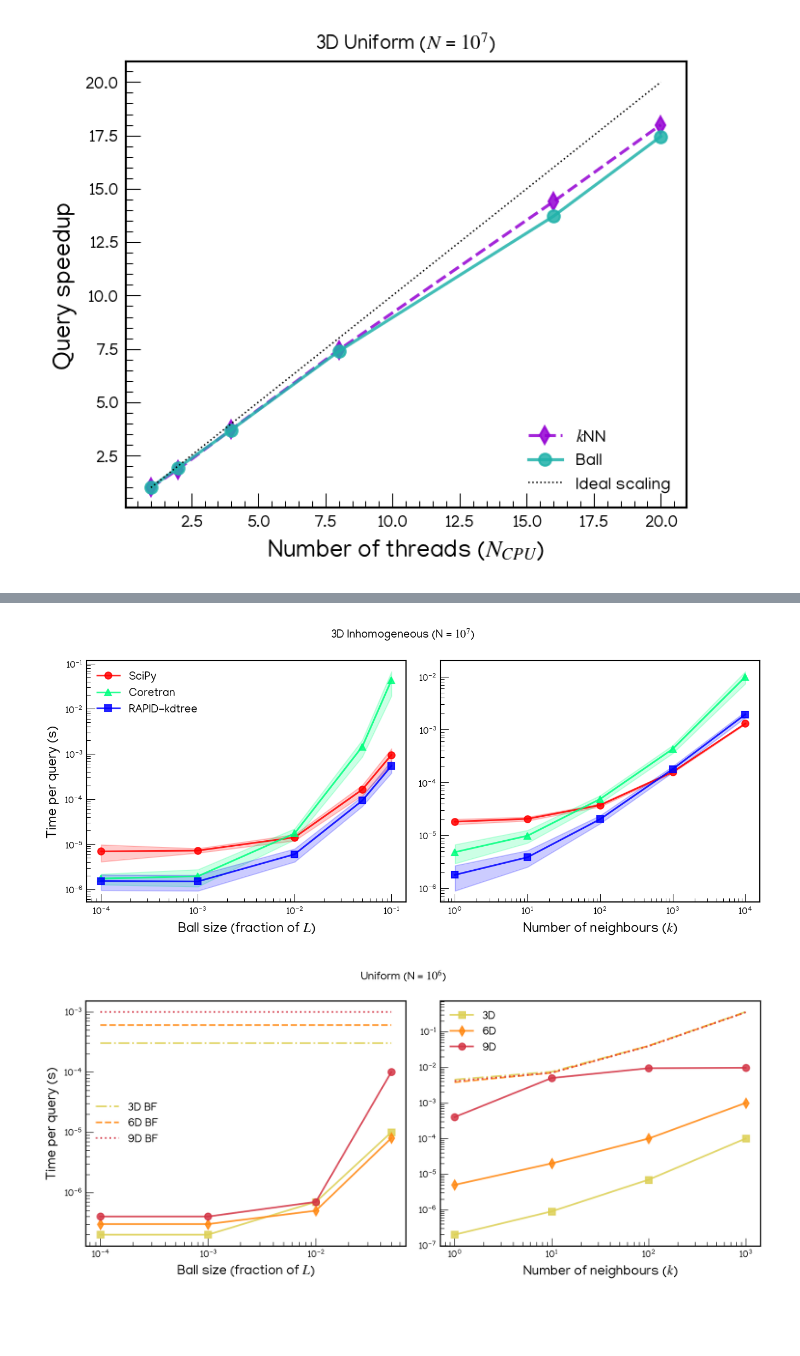
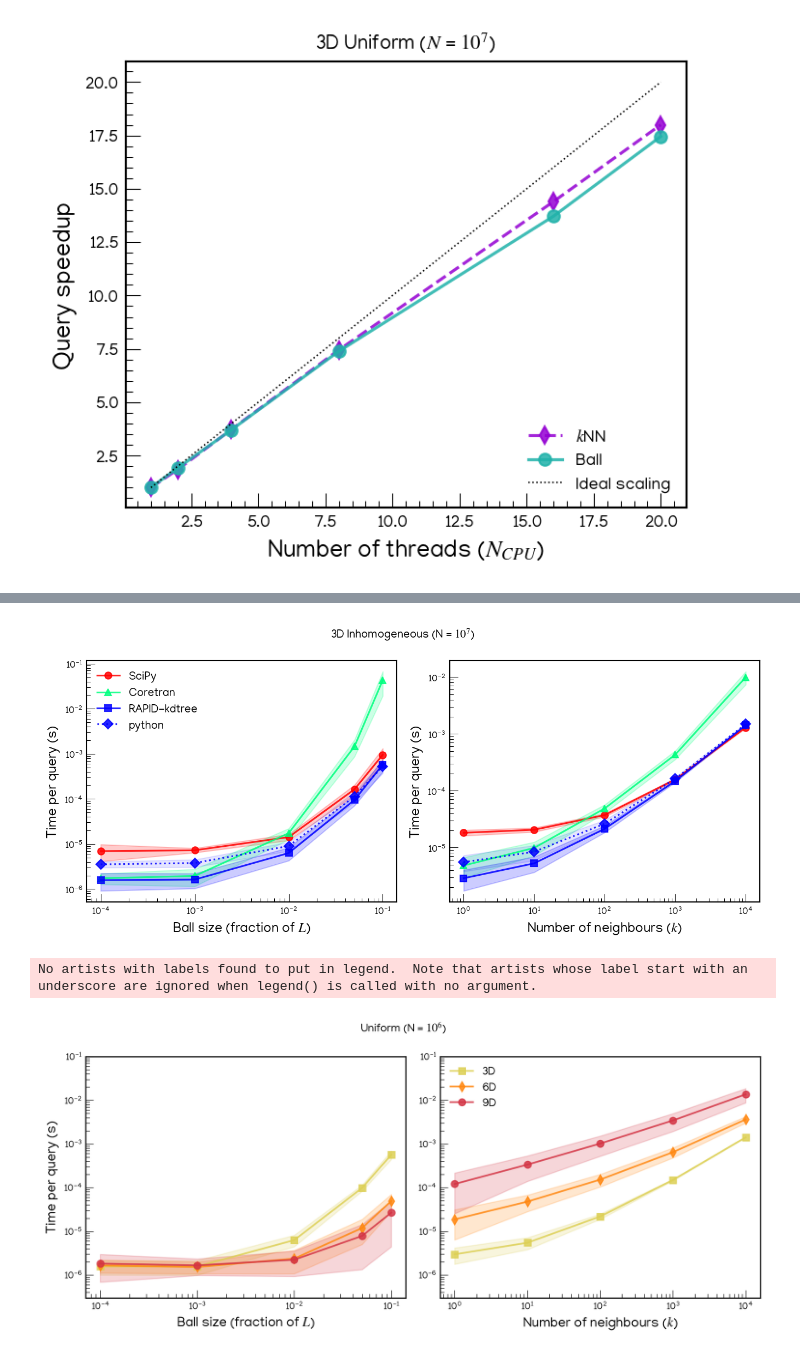
Before and after one commit to oscarmonllor99/cosmokdtree, a Jupyter notebook: benchmark/benchmark.ipynb, the cells around one changed output, grey strips where cells are left out. Saved outputs shown, nothing was run; the diff lists cells and outputs as text; code cells hidden in the pictures; blank space fills up the shorter version.

```diff
--- a/benchmark/benchmark.ipynb
+++ b/benchmark/benchmark.ipynb
@@ -668,22 +729,28 @@ ball = [0.01,0.1,1,5,10]
 data_scipy_knn = np.loadtxt('inhomo_scipy_knn_times.txt', skiprows=1)
 data_gcc_knn = np.loadtxt('inhomo_cosmokdtree_knn_times.txt', skiprows=1)
 data_coretran_knn = np.loadtxt('inhomo_coretran_knn_times.txt', skiprows=1)
+data_pybindings_knn = np.loadtxt('inhomo_pybindings_knn_times.txt', skiprows=1)
 t_k_scipy = data_scipy_knn[:, 1]
 std_k_scipy = data_scipy_knn[:, 2]
 t_k_gcc = data_gcc_knn[:, 1]
 std_k_gcc = data_gcc_knn[:, 2]
 t_k_coretran = data_coretran_knn[:, 1]
 std_k_coretran = data_coretran_knn[:, 2]
+t_k_pybindings = data_pybindings_knn[:, 1]
+std_k_pybindings = data_pybindings_knn[:, 2]
 
 data_scipy_ball = np.loadtxt('inhomo_scipy_ball_times.txt', skiprows=1)
 data_gcc_ball = np.loadtxt('inhomo_cosmokdtree_ball_times.txt', skiprows=1)
 data_coretran_ball = np.loadtxt('inhomo_coretran_ball_times.txt', skiprows=1)
+data_pybindings_ball = np.loadtxt('inhomo_pybindings_ball_times.txt', skiprows=1)
 t_ball_scipy = data_scipy_ball[:, 1]
 std_ball_scipy = data_scipy_ball[:, 2]
 t_ball_gcc = data_gcc_ball[:, 1]
 std_ball_gcc = data_gcc_ball[:, 2]
 t_ball_coretran = data_coretran_ball[:, 1]
 std_ball_coretran = data_coretran_ball[:, 2]
+t_ball_pybindings = data_pybindings_ball[:, 1]
+std_ball_pybindings = data_pybindings_ball[:, 2]
 
 # Plot settings ( vertical)
 plt.figure(figsize=(9,4.), dpi = 150,)
@@ -695,6 +762,8 @@ plt.plot(np.array(ball[:len(t_ball_coretran)])/100., t_ball_coretran, '-', label
 plt.fill_between(np.array(ball[:len(t_ball_coretran)])/100., t_ball_coretran - nsigma*std_ball_coretran, t_ball_coretran + nsigma*std_ball_coretran, color=coretran_color, alpha=0.2)
 plt.plot(np.array(ball)/100., t_ball_gcc, '-', label='RAPID-kdtree', color=gcc_color, alpha = alpha, linewidth=linewidth, marker=marker)
 plt.fill_between(np.array(ball)/100., t_ball_gcc - nsigma*std_ball_gcc, t_ball_gcc + nsigma*std_ball_gcc, color=gcc_color, alpha=0.2)
+plt.plot(np.array(ball[:len(t_ball_pybindings)])/100., t_ball_pybindings, '-', label='python', color='blue', alpha = alpha, linewidth=linewidth, marker='D', linestyle='dotted')
+plt.fill_between(np.array(ball[:len(t_ball_pybindings)])/100., t_ball_pybindings - nsigma*std_ball_pybindings, t_ball_pybindings + nsigma*std_ball_pybindings, color='blue', alpha=0.1)
 plt.xlabel('Ball size (fraction of $L$)', fontsize=12)
 plt.ylabel('Time per query (s)', fontsize=12)
 plt.legend(frameon=False)
@@ -719,6 +788,9 @@ plt.plot(k[:len(t_k_coretran)], t_k_coretran, '-', label='Coretran', color=coret
 plt.fill_between(k[:len(t_k_coretran)], t_k_coretran - nsigma*std_k_coretran, t_k_coretran + nsigma*std_k_coretran, color=coretran_color, alpha=0.2)
 plt.plot(k, t_k_gcc, '-', label='RAPID-kdtree', color=gcc_color, alpha = alpha, linewidth=linewidth, marker=marker)
 plt.fill_between(k, t_k_gcc - nsigma*std_k_gcc, t_k_gcc + nsigma*std_k_gcc, color=gcc_color, alpha=0.2)
+plt.plot(k[:len(t_k_pybindings)], t_k_pybindings, '-', label='python', color='blue', alpha = alpha, linewidth=linewidth, marker='D', linestyle='dotted')
+plt.fill_between(k[:len(t_k_pybindings)], t_k_pybindings - nsigma*std_k_pybindings, t_k_pybindings + nsigma*std_k_pybindings, color='blue', alpha=0.1)
+plt.ylabel('Time per query (s)', fontsize=12)
 plt.xlabel('Number of neighbours ($k$)', fontsize=12)
 plt.xscale('log')
 plt.yscale('log')
@@ -736,7 +808,7 @@ plt.gca().spines['left'].set_linewidth(spines_width)
 plt.tight_layout()
 plt.savefig('query_anisotropic.pdf')
 # %% [output]
-[figure, old version]
+[figure, new version]
 # %%
 #QUERY TIME VS DIMENSIONALITY
 
@@ -744,22 +816,35 @@ color_3D = '#DDD055'
 color_6D = '#FF8811'
 color_9D = '#D43545'
 
+data_3D_knn = np.loadtxt('3D_cosmokdtree_knn_times.txt', skiprows=1)
+data_3D_ball = np.loadtxt('3D_cosmokdtree_ball_times.txt', skiprows=1)
+data_6D_knn = np.loadtxt('6D_cosmokdtree_knn_times.txt', skiprows=1)
+data_6D_ball = np.loadtxt('6D_cosmokdtree_ball_times.txt', skiprows=1)
+data_9D_knn = np.loadtxt('9D_cosmokdtree_knn_times.txt', skiprows=1)
+data_9D_ball = np.loadtxt('9D_cosmokdtree_ball_times.txt', skiprows=1)
+
+t_ball_3D = data_3D_ball[:, 1]
+std_ball_3D = data_3D_ball[:, 2]
+t_k_3D = data_3D_knn[:, 1]
+std_k_3D = data_3D_knn[:, 2]
+t_ball_6D = data_6D_ball[:, 1]
+std_ball_6D = data_6D_ball[:, 2]
+t_k_6D = data_6D_knn[:, 1]
+std_k_6D = data_6D_knn[:, 2]
+t_ball_9D = data_9D_ball[:, 1]
+std_ball_9D = data_9D_ball[:, 2]
+t_k_9D = data_9D_knn[:, 1]
+std_k_9D = data_9D_knn[:, 2]
+
 # Plot QUERY TIME
-k = [1,10,100,1000]
-ball = [0.01,0.1,1,5]
-t_k_3D =   [2e-7, 9e-7, 7e-6, 1e-4]
-t_k_3DBF = [4.5e-3, 7.5e-3, 4e-2, 0.36]
-t_k_6D =   [5e-6, 2e-5, 1e-4, 1e-3]
-t_k_6DBF = [3.8e-3, 7e-3, 4e-2, 0.35]
-t_k_9D =   [4e-4, 5e-3, 9.4e-3, 9.7e-3]
-t_k_9DBF = [4.1e-3, 7e-3, 3.9e-2, 0.35]
-
-t_ball_3D =   [2e-7, 2e-7, 7e-7, 1e-5]
-t_ball_3DBF = [3e-4, 3e-4, 3e-4, 3e-4]
-t_ball_6D =   [3e-7, 3e-7, 5e-7, 8e-6]
-t_ball_6DBF = [6e-4, 6e-4, 6e-4, 6e-4]
-t_ball_9D =   [4e-7, 4e-7, 7e-7, 1e-4]
-t_ball_9DBF = [1e-3, 1e-3, 1e-3, 1e-3]
+k = [1,10,100,1000,10000]
+ball = [0.01,0.1,1,5,10]
+# t_k_3DBF = [4.5e-3, 7.5e-3, 4e-2, 0.36]
+# t_k_6DBF = [3.8e-3, 7e-3, 4e-2, 0.35]
+# t_k_9DBF = [4.1e-3, 7e-3, 3.9e-2, 0.35]
+# t_ball_3DBF = [3e-4, 3e-4, 3e-4, 3e-4]
+# t_ball_6DBF = [6e-4, 6e-4, 6e-4, 6e-4]
+# t_ball_9DBF = [1e-3, 1e-3, 1e-3, 1e-3]
 
 
 # Plot settings ( vertical)
@@ -767,46 +852,55 @@ plt.figure(figsize=(9,4.), dpi = 200,)
 plt.suptitle('Uniform (N = $10^6$)', fontsize=10)
 plt.subplot(1,2,1)
 plt.loglog(np.array(ball)/100., t_ball_3D, color = color_3D, alpha = alpha, linewidth=linewidth, linestyle='-', marker = 's')
-plt.loglog(np.array(ball)/100., t_ball_3DBF, color = color_3D, alpha = alpha, linewidth=linewidth, linestyle='dashdot', label ='3D BF')
+plt.fill_between(np.array(ball)/100., t_ball_3D - nsigma*std_ball_3D, t_ball_3D + nsigma*std_ball_3D, color=color_3D, alpha=0.2)
 plt.loglog(np.array(ball)/100., t_ball_6D, color = color_6D, alpha = alpha, linewidth=linewidth, linestyle='-', marker = 'd')
-plt.loglog(np.array(ball)/100., t_ball_6DBF, color = color_6D, alpha = alpha, linewidth=linewidth, linestyle='dashed', label ='6D BF')
+plt.fill_between(np.array(ball)/100., t_ball_6D - nsigma*std_ball_6D, t_ball_6D + nsigma*std_ball_6D, color=color_6D, alpha=0.2)
 plt.loglog(np.array(ball)/100., t_ball_9D, color = color_9D, alpha = alpha, linewidth=linewidth, linestyle='-', marker = 'o')
-plt.loglog(np.array(ball)/100., t_ball_9DBF, color = color_9D, alpha = alpha, linewidth=linewidth, linestyle='dotted', label ='9D BF')
+plt.fill_between(np.array(ball)/100., t_ball_9D - nsigma*std_ball_9D, t_ball_9D + nsigma*std_ball_9D, color=color_9D, alpha=0.2)
+# plt.loglog(np.array(ball)/100., t_ball_3DBF, color = color_3D, alpha = alpha, linewidth=linewidth, linestyle='dashdot', label ='3D BF')
+# plt.loglog(np.array(ball)/100., t_ball_6DBF, color = color_6D, alpha = alpha, linewidth=linewidth, linestyle='dashed', label ='6D BF')
+# plt.loglog(np.array(ball)/100., t_ball_9DBF, color = color_9D, alpha = alpha, linewidth=linewidth, linestyle='dotted', label ='9D BF')
 plt.xlabel('Ball size (fraction of $L$)', fontsize=12)
 plt.ylabel('Time per query (s)', fontsize=12)
 plt.legend(frameon=False)
+plt.ylim(3e-7, 1e-1)
 
 plt.minorticks_on()
 plt.tick_params(axis='both', which='major', length=majTickLength, width=0.5*spines_width, direction='in', labelsize=fontsize)
 plt.tick_params(axis='both', which='minor', length=minTickLength, width=0.5*spines_width, direction='in')
 
 #thicker axis lines
 plt.gca().spines['top'].set_linewidth(spines_width)
 plt.gca().spines['right'].set_linewidth(spines_width)
 plt.gca().spines['bottom'].set_linewidth(spines_width)
 plt.gca().spines['left'].set_linewidth(spines_width)
 
 plt.subplot(1,2,2)
 plt.loglog(k, t_k_3D, label='3D', color = color_3D, alpha = alpha, linewidth=linewidth, linestyle='-', marker = 's')
-plt.loglog(k, t_k_3DBF, color = color_3D, alpha = alpha, linewidth=linewidth, linestyle='dashdot')
+plt.fill_between(k, t_k_3D - nsigma*std_k_3D, t_k_3D + nsigma*std_k_3D, color=color_3D, alpha=0.2)
 plt.loglog(k, t_k_6D, label='6D', color = color_6D, alpha = alpha, linewidth=linewidth, linestyle='-', marker = 'd')
-plt.loglog(k, t_k_6DBF, color = color_6D, alpha = alpha, linewidth=linewidth, linestyle='dashed')
+plt.fill_between(k, t_k_6D - nsigma*std_k_6D, t_k_6D + nsigma*std_k_6D, color=color_6D, alpha=0.2)
 plt.loglog(k, t_k_9D, label='9D', color = color_9D, alpha = alpha, linewidth=linewidth, linestyle='-', marker = 'o')
-plt.loglog(k, t_k_9DBF, color = color_9D, alpha = alpha, linewidth=linewidth, linestyle='dotted')
+plt.fill_between(k, t_k_9D - nsigma*std_k_9D, t_k_9D + nsigma*std_k_9D, color=color_9D, alpha=0.2)
+# plt.loglog(k, t_k_9DBF, color = color_9D, alpha = alpha, linewidth=linewidth, linestyle='dotted')
+# plt.loglog(k, t_k_6DBF, color = color_6D, alpha = alpha, linewidth=linewidth, linestyle='dashed')
+# plt.loglog(k, t_k_3DBF, color = color_3D, alpha = alpha, linewidth=linewidth, linestyle='dashdot')
 plt.xlabel('Number of neighbours ($k$)', fontsize=12)
 plt.legend(frameon=False)
+plt.ylim(3e-7, 1e-1)
 
 plt.minorticks_on()
 plt.tick_params(axis='both', which='major', length=majTickLength, width=0.5*spines_width, direction='in', labelsize=fontsize)
 plt.tick_params(axis='both', which='minor', length=minTickLength, width=0.5*spines_width, direction='in')
 
 #thicker axis lines
 plt.gca().spines['top'].set_linewidth(spines_width)
 plt.gca().spines['right'].set_linewidth(spines_width)
 plt.gca().spines['bottom'].set_linewidth(spines_width)
 plt.gca().spines['left'].set_linewidth(spines_width)
 
 plt.tight_layout()
 plt.savefig('query_dimensionality.pdf')
 # %% [output]
+No artists with labels found to put in legend.  Note that artists whose label start with an underscore are ignored when legend() is called with no argument.
-[figure, old version]
+[figure, new version]
```
Also changed, not shown: parts of 4 cells of this notebook, 22 other files.
